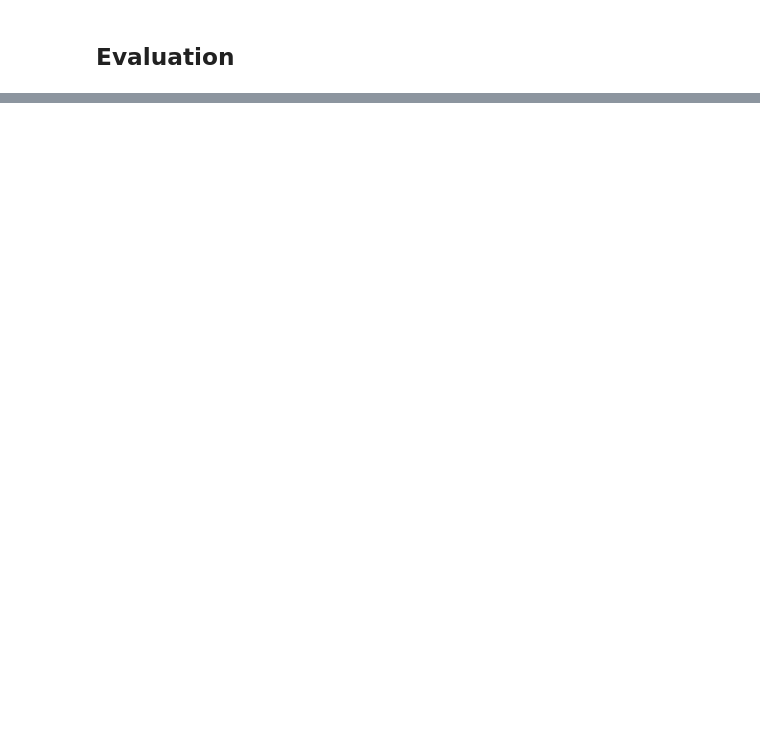
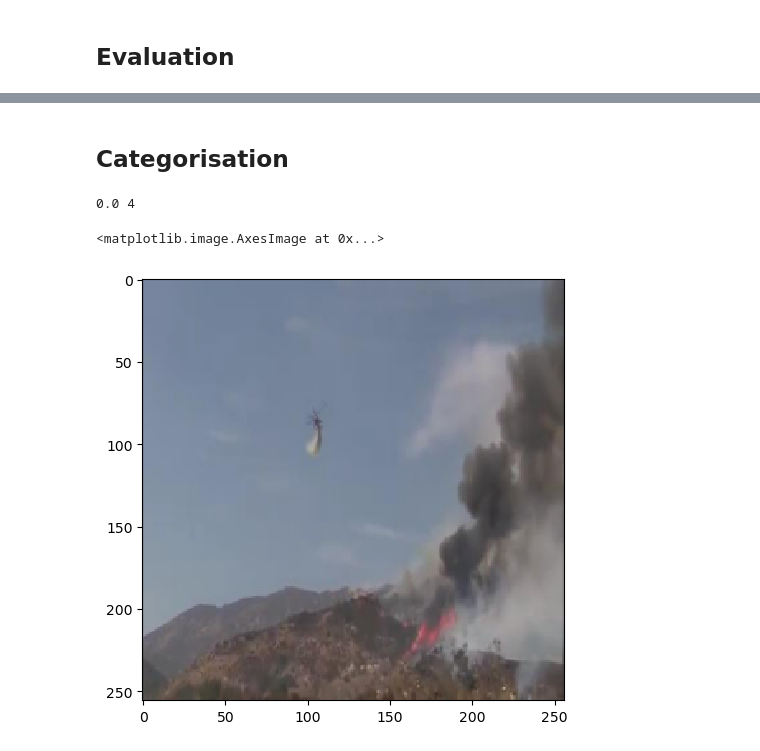
Before and after one commit to ivyn-yak/scdf-dell-2024, a Jupyter notebook: fire segmentation.ipynb, the cells around one changed output, grey strips where cells are left out. Drawn from its saved outputs; the diff is of its cells as text; code cells hidden in the pictures; blank space fills up the shorter version.

```diff
--- a/fire segmentation.ipynb
+++ b/fire segmentation.ipynb
@@ -259,0 +291,25 @@ imshow(np.squeeze(preds_test_t[ix]))
+# %% [markdown]
+## Categorisation
+# %%
+idx = random.randint(0, len(Y_test))
+mask = np.array(preds_test_t[idx])
+
+true_count = np.count_nonzero(mask)
+
+ratio = true_count/(mask.size)
+
+if ratio == 0:
+    category = 4
+elif ratio < 0.01:
+    category = 3
+elif ratio < 0.05:
+    category = 2
+else:
+    category = 1
+
+print(ratio, category)
+imshow(X_test[idx])
+# %% [output]
+0.0 4
+<matplotlib.image.AxesImage at 0x...>
+[figure, added]
```
Also changed, not shown: parts of 27 cells of this notebook, 19 other files.
